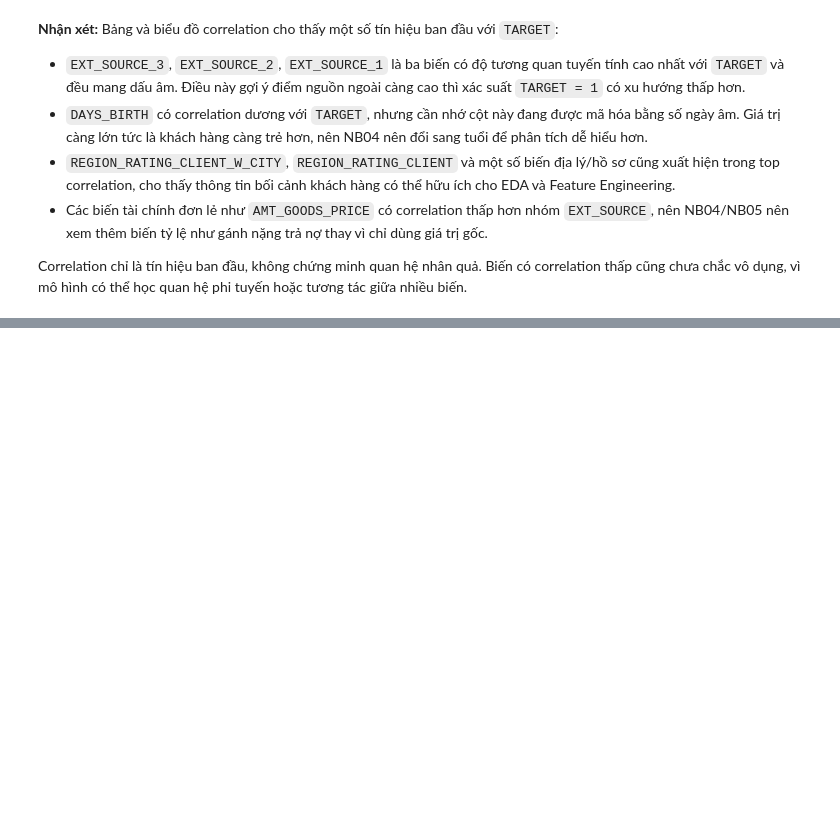
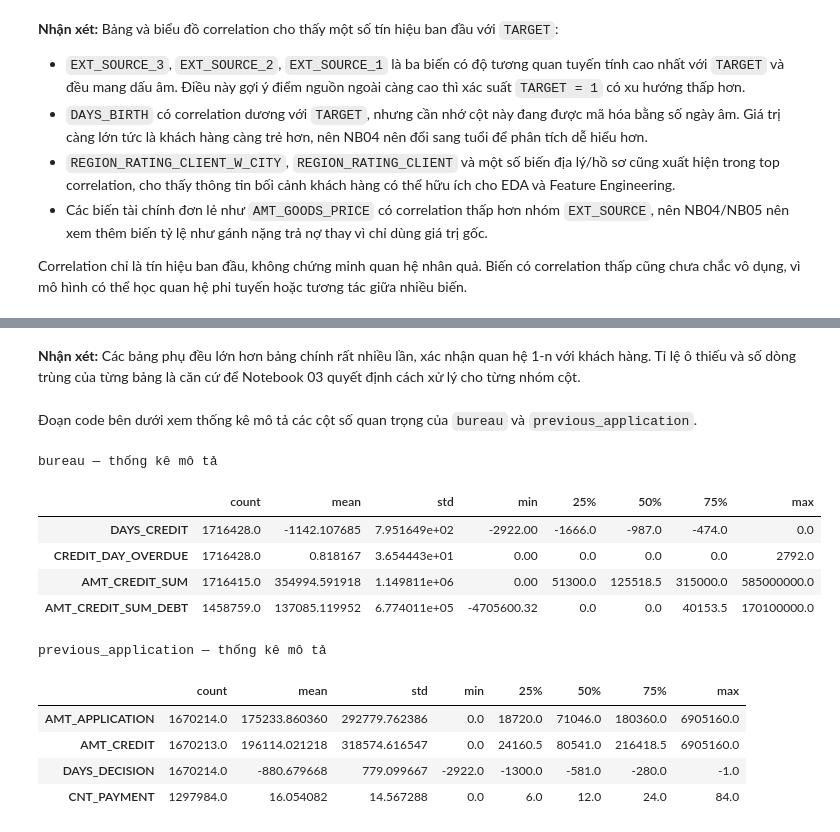
Before and after one commit to thanhhung9720001-collab/credit-risk-classifier, a Jupyter notebook: notebooks/01_data_understanding.ipynb, the cells around one changed output, grey strips where cells are left out. Cells and saved outputs as stored; diff of their text form; code cells hidden in the pictures; blank space fills up the shorter version.

```diff
--- a/notebooks/01_data_understanding.ipynb
+++ b/notebooks/01_data_understanding.ipynb
@@ -712,0 +695,44 @@ plt.show()
+# %% [markdown]
+**Nhận xét:** Các bảng phụ đều lớn hơn bảng chính rất nhiều lần, xác nhận quan hệ 1-n với khách hàng. Tỉ lệ ô thiếu và số dòng trùng của từng bảng là căn cứ để Notebook 03 quyết định cách xử lý cho từng nhóm cột.
+# %% [markdown]
+Đoạn code bên dưới xem thống kê mô tả các cột số quan trọng của `bureau` và `previous_application`.
+# %%
+# Thống kê mô tả cho các cột số quan trọng của hai bảng phụ có ý nghĩa nghiệp vụ lớn nhất.
+# Chỉ đọc đúng các cột cần xem để không nạp cả bảng vào RAM.
+bureau_numeric_cols = [
+    "DAYS_CREDIT",
+    "CREDIT_DAY_OVERDUE",
+    "AMT_CREDIT_SUM",
+    "AMT_CREDIT_SUM_DEBT",
+]
+bureau_describe = pd.read_csv(
+    DATA_RAW / "bureau.csv", usecols=bureau_numeric_cols
+).describe().T
+
+previous_numeric_cols = [
+    "AMT_APPLICATION",
+    "AMT_CREDIT",
+    "DAYS_DECISION",
+    "CNT_PAYMENT",
+]
+previous_describe = pd.read_csv(
+    DATA_RAW / "previous_application.csv", usecols=previous_numeric_cols
+).describe().T
+
+print("bureau — thống kê mô tả")
+display(bureau_describe)
+print("previous_application — thống kê mô tả")
+display(previous_describe)
+# %% [output]
+bureau — thống kê mô tả
+|  | count | mean | std | min | 25% | 50% | 75% | max |
+| DAYS_CREDIT | 1716428.0 | -1142.107685 | 7.951649e+02 | -2922.00 | -1666.0 | -987.0 | -474.0 | 0.0 |
+| CREDIT_DAY_OVERDUE | 1716428.0 | 0.818167 | 3.654443e+01 | 0.00 | 0.0 | 0.0 | 0.0 | 2792.0 |
+| AMT_CREDIT_SUM | 1716415.0 | 354994.591918 | 1.149811e+06 | 0.00 | 51300.0 | 125518.5 | 315000.0 | 585000000.0 |
+| AMT_CREDIT_SUM_DEBT | 1458759.0 | 137085.119952 | 6.774011e+05 | -4705600.32 | 0.0 | 0.0 | 40153.5 | 170100000.0 |
+previous_application — thống kê mô tả
+|  | count | mean | std | min | 25% | 50% | 75% | max |
+| AMT_APPLICATION | 1670214.0 | 175233.860360 | 292779.762386 | 0.0 | 18720.0 | 71046.0 | 180360.0 | 6905160.0 |
+| AMT_CREDIT | 1670213.0 | 196114.021218 | 318574.616547 | 0.0 | 24160.5 | 80541.0 | 216418.5 | 6905160.0 |
+| DAYS_DECISION | 1670214.0 | -880.679668 | 779.099667 | -2922.0 | -1300.0 | -581.0 | -280.0 | -1.0 |
+| CNT_PAYMENT | 1297984.0 | 16.054082 | 14.567288 | 0.0 | 6.0 | 12.0 | 24.0 | 84.0 |
```
Also changed, not shown: parts of 27 cells of this notebook.
